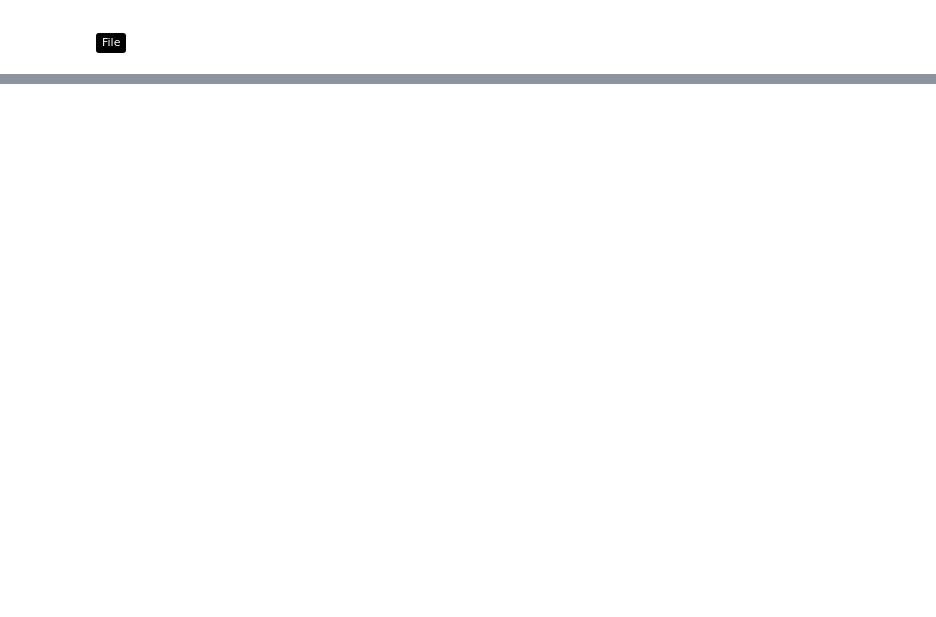
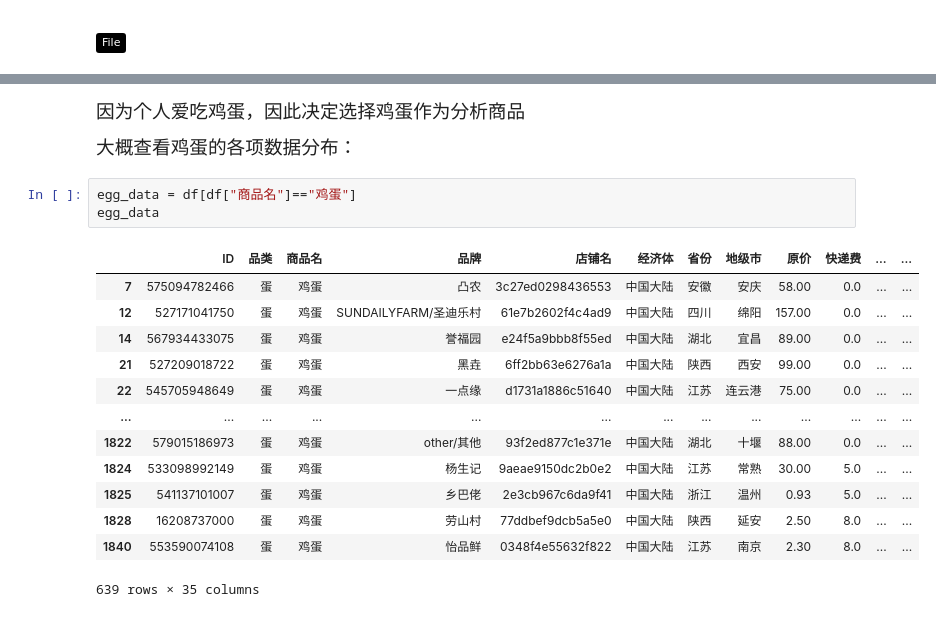
Before and after one commit to Soltus/learn-python-BI, a Jupyter notebook: lesson2/作业/4/index.ipynb, the cells around one changed output, grey strips where cells are left out. Cells and saved outputs as stored; diff of their text form; badges without logos; blank space fills up the shorter version.

```diff
--- a/lesson2/作业/4/index.ipynb
+++ b/lesson2/作业/4/index.ipynb
@@ -21,0 +67,20 @@
+# %% [markdown]
+<p><span style="font-size: 14pt;">因为个人爱吃鸡蛋，因此决定选择鸡蛋作为分析商品</span></p>
+<p><span style="font-size: 14pt;">大概查看鸡蛋的各项数据分布：</span></p>
+# %%
+egg_data = df[df["商品名"]=="鸡蛋"]
+egg_data
+# %% [output]
+|  | ID | 品类 | 商品名 | 品牌 | 店铺名 | 经济体 | 省份 | 地级市 | 原价 | 快递费 | ... | ... |
+| 7 | 575094782466 | 蛋 | 鸡蛋 | 凸农 | 3c27ed0298436553 | 中国大陆 | 安徽 | 安庆 | 58.00 | 0.0 | ... | ... |
+| 12 | 527171041750 | 蛋 | 鸡蛋 | SUNDAILYFARM/圣迪乐村 | 61e7b2602f4c4ad9 | 中国大陆 | 四川 | 绵阳 | 157.00 | 0.0 | ... | ... |
+| 14 | 567934433075 | 蛋 | 鸡蛋 | 誉福园 | e24f5a9bbb8f55ed | 中国大陆 | 湖北 | 宜昌 | 89.00 | 0.0 | ... | ... |
+| 21 | 527209018722 | 蛋 | 鸡蛋 | 黑垚 | 6ff2bb63e6276a1a | 中国大陆 | 陕西 | 西安 | 99.00 | 0.0 | ... | ... |
+| 22 | 545705948649 | 蛋 | 鸡蛋 | 一点缘 | d1731a1886c51640 | 中国大陆 | 江苏 | 连云港 | 75.00 | 0.0 | ... | ... |
+| ... | ... | ... | ... | ... | ... | ... | ... | ... | ... | ... | ... | ... |
+| 1822 | 579015186973 | 蛋 | 鸡蛋 | other/其他 | 93f2ed877c1e371e | 中国大陆 | 湖北 | 十堰 | 88.00 | 0.0 | ... | ... |
+| 1824 | 533098992149 | 蛋 | 鸡蛋 | 杨生记 | 9aeae9150dc2b0e2 | 中国大陆 | 江苏 | 常熟 | 30.00 | 5.0 | ... | ... |
+| 1825 | 541137101007 | 蛋 | 鸡蛋 | 乡巴佬 | 2e3cb967c6da9f41 | 中国大陆 | 浙江 | 温州 | 0.93 | 5.0 | ... | ... |
+| 1828 | 16208737000 | 蛋 | 鸡蛋 | 劳山村 | 77ddbef9dcb5a5e0 | 中国大陆 | 陕西 | 延安 | 2.50 | 8.0 | ... | ... |
+| 1840 | 553590074108 | 蛋 | 鸡蛋 | 怡品鲜 | 0348f4e55632f822 | 中国大陆 | 江苏 | 南京 | 2.30 | 8.0 | ... | ... |
+639 rows × 35 columns
```
Also changed, not shown: parts of 35 cells of this notebook, 3 other files.
